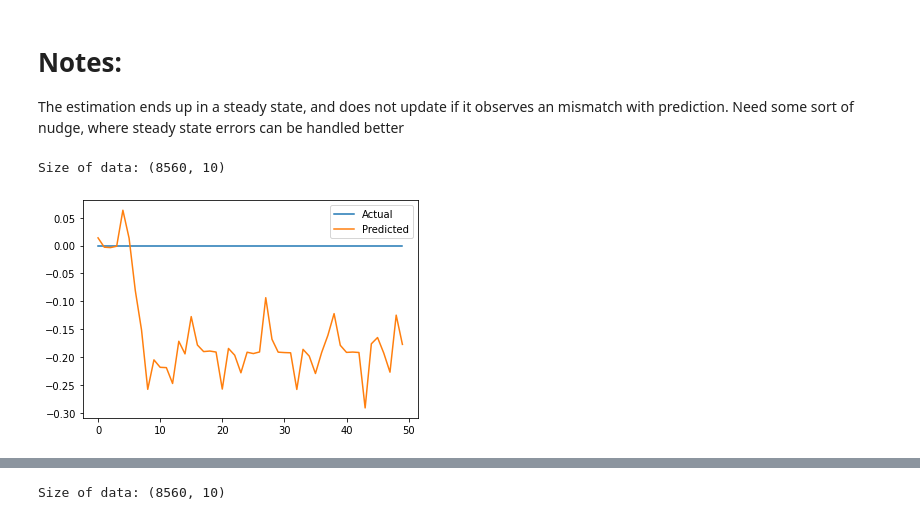
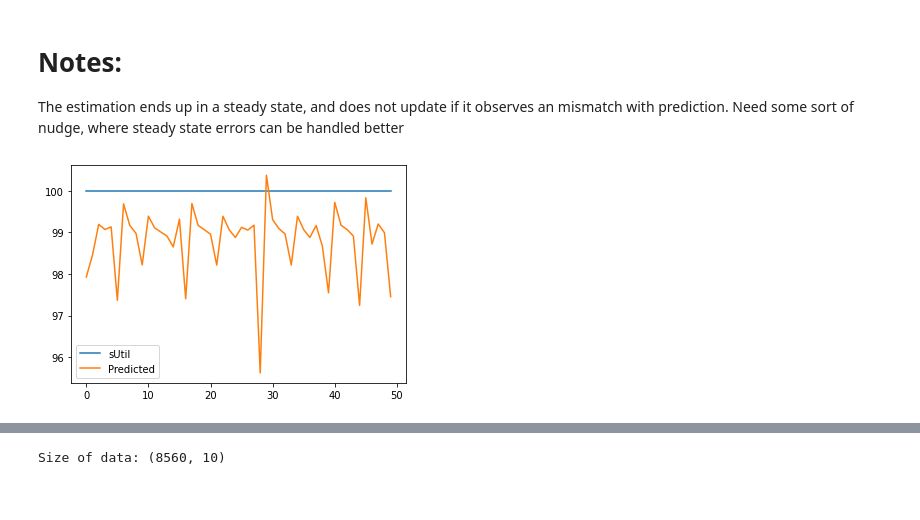
Before and after one commit to dipayan2/ARMAModel, a Jupyter notebook: ModularCode.ipynb, the cells around one changed output, grey strips where cells are left out. Saved outputs shown, nothing was run; the diff lists cells and outputs as text; code cells hidden in the pictures.

```diff
--- a/ModularCode.ipynb
+++ b/ModularCode.ipynb
@@ -231,11 +231,11 @@ class OSLARMA:
             X_test = [1.0]
             X_test.extend(self.ylast)
             X_test.append(exog)
-            y_ARpred = self.model.get_prediction(X_test).predicted_mean
-            X_rTest = [1.0]
-            X_rTest.extend(self.reslast[self.ShQ:self.ShQ+self.q])
-            y_MApred = self.MAmodel.get_prediction(X_rTest).predicted_mean
-            y_pred =y_ARpred+y_MApred
+            y_pred = self.model.get_prediction(X_test).predicted_mean
+#             X_rTest = [1.0]
+#             X_rTest.extend(self.reslast[self.ShQ:self.ShQ+self.q])
+#             y_MApred = self.MAmodel.get_prediction(X_rTest).predicted_mean
+#             y_pred =y_pred+y_MApred
             return y_pred
 
 
@@ -313,8 +313,8 @@ def getDataMatrix(dx,dy=None):
 # Latest Code
 def main(TEST_START=7500,STEP=50,N_CLUST=5,TRAIN_END=6001,ARP=4):
     utilData = getNewDataFrame('./UtilTestFinal')
-    print("Size of data:",utilData.shape)
-    dy = utilData.bUtil.diff().dropna().to_numpy()
+#     print("Size of data:",utilData.head())
+    dy = utilData.bUtil.dropna().to_numpy()
     dz = utilData.mUtil.diff().dropna().to_numpy()
 #     plot_pacf(dz,lags=20,alpha=0.05)
 #     return
@@ -342,7 +342,7 @@ def main(TEST_START=7500,STEP=50,N_CLUST=5,TRAIN_END=6001,ARP=4):
     models = []
     # Train the models
     for i in range(nCluster):
-        model = OSLARMA(y_train,p=ARP,exog=x_train, weight=data_weight[:,i],q=4,shiftQ=5)
+        model = OSLARMA(y_train,p=ARP,exog=x_train, weight=data_weight[:,i],q=4,shiftQ=0)
         model.fit()
 #         print(model.summary())
         models.append(model)
@@ -353,6 +353,7 @@ def main(TEST_START=7500,STEP=50,N_CLUST=5,TRAIN_END=6001,ARP=4):
     x_prior = dz[TEST_START-3]
     Y_ACT=[]
     Y_PRED=[]
+    res_pred = 0
     for i in range(STEP):
         # Get prob of P(Y(t-1) in i) using cluster
         P_prior = myClust.predict_clust([y_prior,x_prior])[0]
@@ -374,22 +375,23 @@ def main(TEST_START=7500,STEP=50,N_CLUST=5,TRAIN_END=6001,ARP=4):
         for j in range(nCluster):
             y_pred.append(models[j].get_predict(x_prior)[0])
             y_est += y_pred[-1]*P_like[j]
-
+        y_est = y_est - res_pred
         res = y_est - y_act
+        res_pred = 0.4* res + 0.6*res_pred
+        res_pred =  max(-10, min(res_pred, 10))
 #         print(i, y_act,y_est,x_prior)
         Y_ACT.append(y_act)
         Y_PRED.append(y_est)
         for j in range(nCluster):
             models[j].update_data([y_act],exog=[x_prior],residual=[res])
     df_plot = pd.DataFrame()
-    df_plot['Actual'] = Y_ACT
+    df_plot['sUtil'] = Y_ACT
     df_plot['Predicted'] = Y_PRED
-    df_plot[['Actual','Predicted']].plot()
+    df_plot[['sUtil','Predicted']].plot()
 # %% [markdown]
 # Notes:
 The estimation ends up in a steady state, and does not update if it observes an mismatch with prediction. Need some sort of nudge, where steady state errors can be handled better
 # %%
-main(TRAIN_END=7500,TEST_START=7500,N_CLUST=5,STEP=50,ARP=4)
+main(TRAIN_END=7500,TEST_START=7500,N_CLUST=15,STEP=50,ARP=5)
 # %% [output]
-Size of data: (8560, 10)
-[figure, old version]
+[figure, new version]
```
Also changed, not shown: parts of 2 cells of this notebook.
